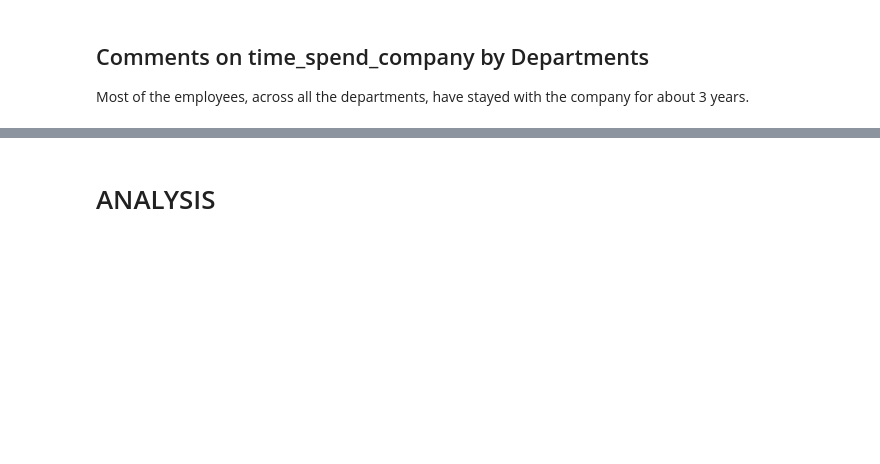
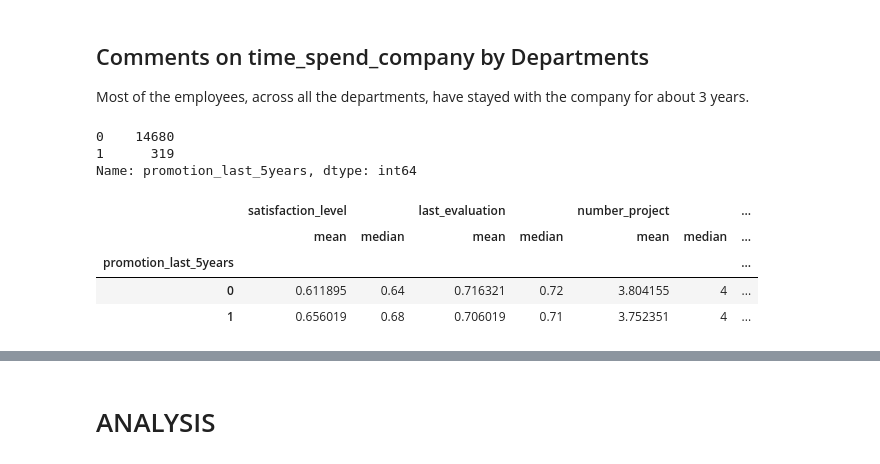
Before and after one commit to shanCH3n/Project1-DAbootcamp-Grp2, a Jupyter notebook: 01_Data/HRcomma_clean.ipynb, the cells around one changed output, grey strips where cells are left out. Saved outputs shown, nothing was run; the diff lists cells and outputs as text; code cells hidden in the pictures; blank space fills up the shorter version.

```diff
--- a/01_Data/HRcomma_clean.ipynb
+++ b/01_Data/HRcomma_clean.ipynb
@@ -238,3 +239,22 @@ plt.show()
 ## Comments on time_spend_company by Departments
 
 Most of the employees, across all the departments, have stayed with the company for about 3 years.
+# %%
+# Count number of employees who did/did not receive a promotion in the last 5 years.
+
+df_HR['promotion_last_5years'].value_counts()
+# %% [output]
+0    14680
+1      319
+Name: promotion_last_5years, dtype: int64
+# %%
+# Descriptive Statistics by employees who did/did not receiver a promotion in the last 5 years.
+
+HR_byPromolst5yrs = df_HR.groupby('promotion_last_5years').aggregate([np.mean, np.median])
+HR_byPromolst5yrs
+# %% [output]
+|  | satisfaction_level |  | last_evaluation |  | number_project |  | ... |
+|  | mean | median | mean | median | mean | median | ... |
+| promotion_last_5years |  |  |  |  |  |  | ... |
+| 0 | 0.611895 | 0.64 | 0.716321 | 0.72 | 3.804155 | 4 | ... |
+| 1 | 0.656019 | 0.68 | 0.706019 | 0.71 | 3.752351 | 4 | ... |
```
Also changed, not shown: parts of 15 cells of this notebook.
